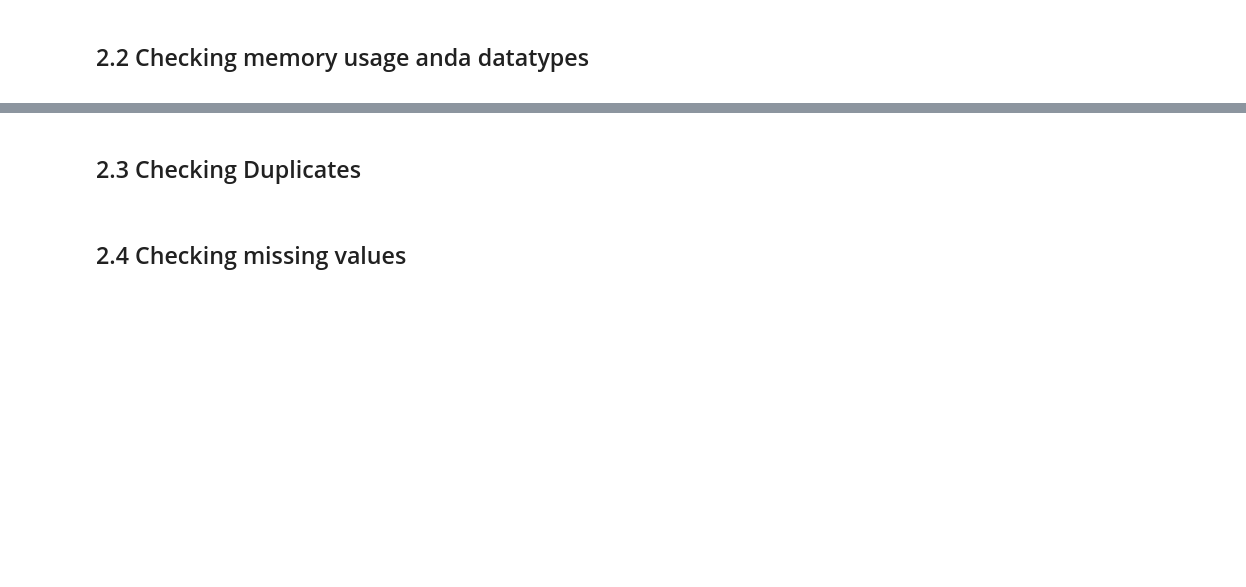
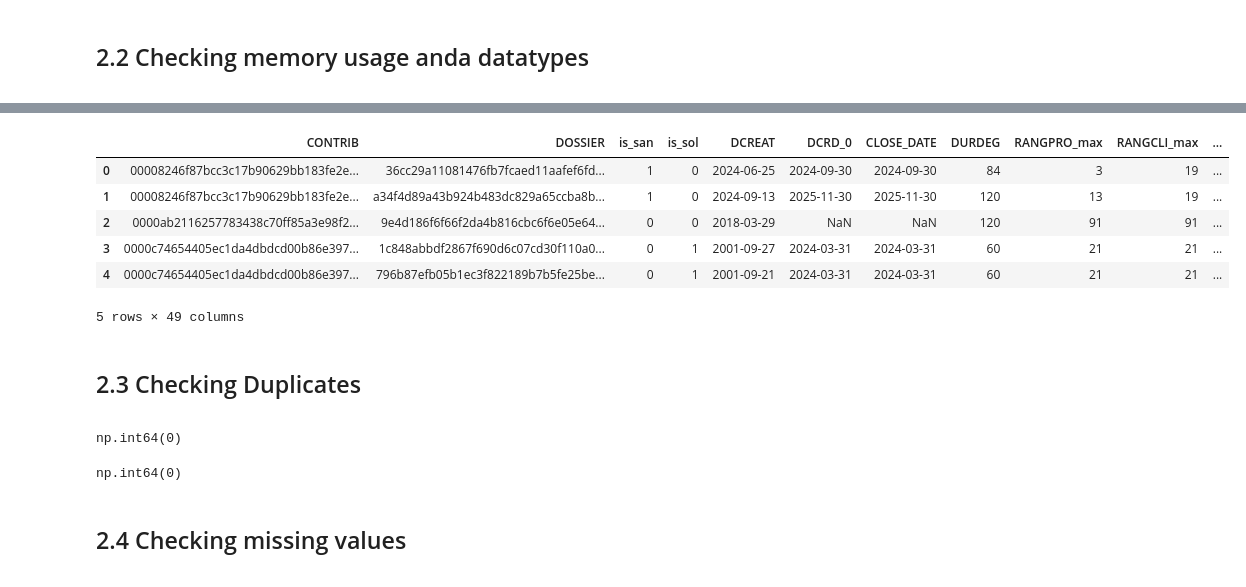
Before and after one commit to Alanog10/BNP-Paribas, a Jupyter notebook: Clustering.ipynb, the cells around one changed output, grey strips where cells are left out. Drawn from its saved outputs; the diff is of its cells as text; code cells hidden in the pictures; blank space fills up the shorter version.

```diff
--- a/Clustering.ipynb
+++ b/Clustering.ipynb
@@ -101,3 +50,5 @@ BDOSS = pd.read_parquet(file_path_BDOSS, engine="fastparquet")
+# %%
+BNP = pd.read_csv('Preprocessed_dataset_BNP.csv')
 # %% [markdown]
 <div class="alert alert-block alert-info">
 
@@ -208,9 +317,29 @@ H – Homebanking; K – Click-to-call; M – Email; Q – Telem
+# %%
+BNP.head()
+# %% [output]
+|  | CONTRIB | DOSSIER | is_san | is_sol | DCREAT | DCRD_0 | CLOSE_DATE | DURDEG | RANGPRO_max | RANGCLI_max | ... |
+| 0 | 00008246f87bcc3c17b90629bb183fe2e... | 36cc29a11081476fb7fcaed11aafef6fd... | 1 | 0 | 2024-06-25 | 2024-09-30 | 2024-09-30 | 84 | 3 | 19 | ... |
+| 1 | 00008246f87bcc3c17b90629bb183fe2e... | a34f4d89a43b924b483dc829a65ccba8b... | 1 | 0 | 2024-09-13 | 2025-11-30 | 2025-11-30 | 120 | 13 | 19 | ... |
+| 2 | 0000ab2116257783438c70ff85a3e98f2... | 9e4d186f6f66f2da4b816cbc6f6e05e64... | 0 | 0 | 2018-03-29 | NaN | NaN | 120 | 91 | 91 | ... |
+| 3 | 0000c74654405ec1da4dbdcd00b86e397... | 1c848abbdf2867f690d6c07cd30f110a0... | 0 | 1 | 2001-09-27 | 2024-03-31 | 2024-03-31 | 60 | 21 | 21 | ... |
+| 4 | 0000c74654405ec1da4dbdcd00b86e397... | 796b87efb05b1ec3f822189b7b5fe25be... | 0 | 1 | 2001-09-21 | 2024-03-31 | 2024-03-31 | 60 | 21 | 21 | ... |
+5 rows × 49 columns
 # %% [markdown]
 <a class="anchor" id="2.3 Checking duplicates">
 
 ## 2.3 Checking Duplicates
 
 </a>
+# %%
+#checking number of duplicates
+BNP_sol.duplicated().sum()
+# %% [output]
+np.int64(0)
+# %%
+#checking number of duplicates
+BNP_san.duplicated().sum()
+# %% [output]
+np.int64(0)
 # %% [markdown]
 <a class="anchor" id="2.4 Checking missing values">
 
```
Also changed, not shown: parts of 29 cells of this notebook.
